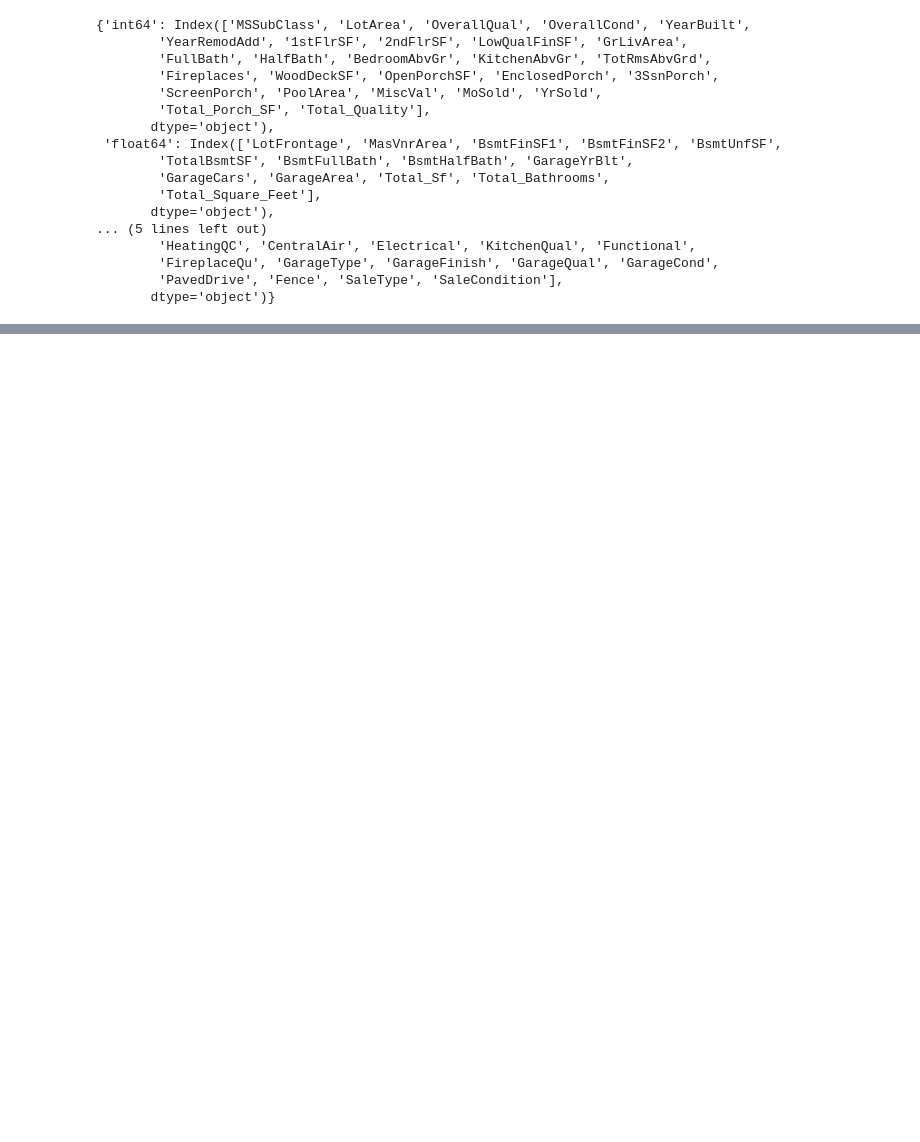
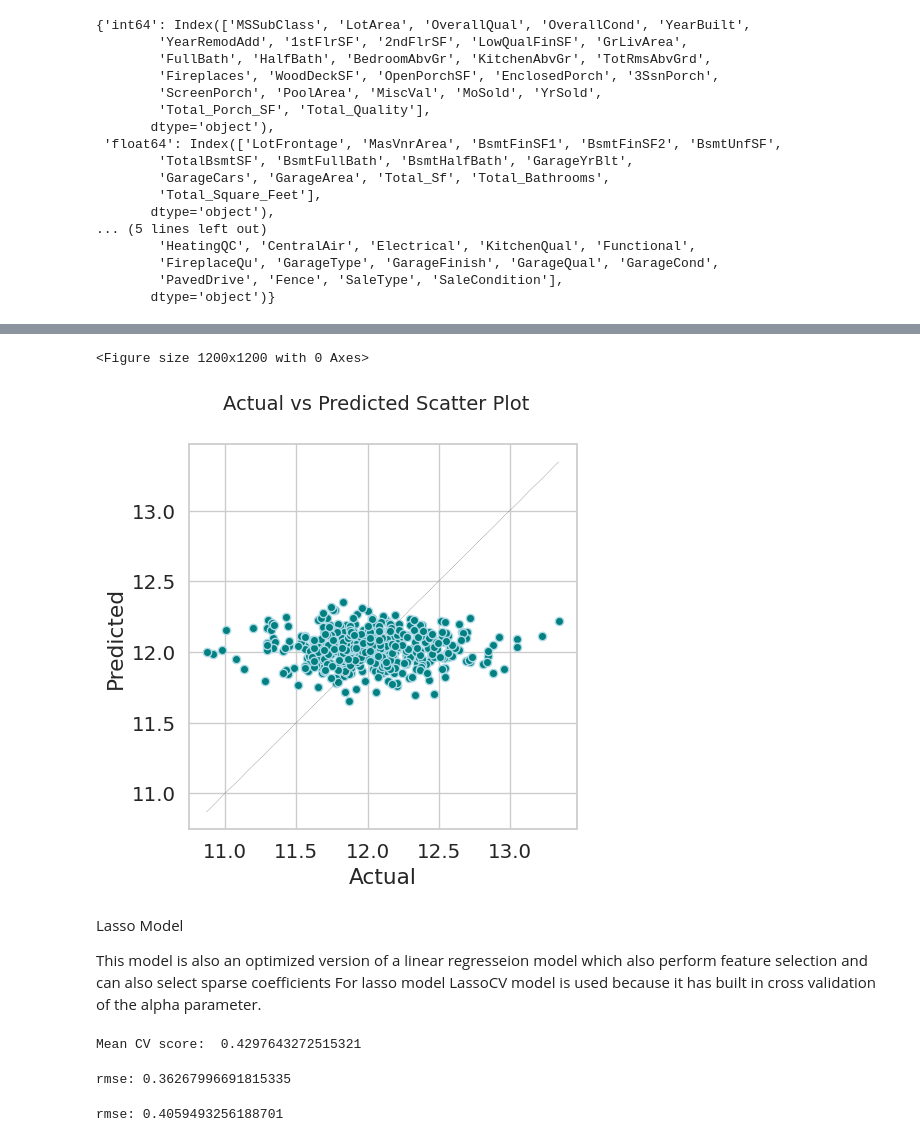
Before and after one commit to HamzaWajid1/House_price_prediction_Advanced, a Jupyter notebook: House_Price_predice_using_advanced_regression_techniques.ipynb, the cells around one changed output, grey strips where cells are left out. Drawn from its saved outputs; the diff is of its cells as text; code cells hidden in the pictures; blank space fills up the shorter version.

```diff
--- a/House_Price_predice_using_advanced_regression_techniques.ipynb
+++ b/House_Price_predice_using_advanced_regression_techniques.ipynb
@@ -568,0 +889,10 @@ g2 = df_test.columns.to_series().groupby(df_test.dtypes).groups
+# %%
+comp_ac_vs_pred(Y_val,y2_pred_v)
+# %% [output]
+<Figure size 1200x1200 with 0 Axes>
+[figure, added]
+# %% [markdown]
+Lasso Model
+
+This model is also an optimized version of a linear regresseion model which also perform feature selection and can also select sparse coefficients
+For lasso model LassoCV model is used because it has built in cross validation of the alpha parameter.
@@ -568,0 +903,21 @@ g2 = df_test.columns.to_series().groupby(df_test.dtypes).groups
+# %%
+cross_validation(lasso)
+# %% [output]
+Mean CV score:  0.4297643272515321
+# %%
+#fit
+model_lasso = lasso.fit(X_train, Y_train)
+
+#predict value of quality on the training set
+y3_pred = lasso.predict(X_train)
+
+#caculate root mean square error
+rmse(y3_pred,Y_train)
+# %% [output]
+rmse: 0.36267996691815335
+# %%
+y3_pred_v=lasso.predict(X_val)
+
+rmse(y3_pred_v,Y_val)
+# %% [output]
+rmse: 0.4059493256188701
```
Also changed, not shown: parts of 104 cells of this notebook.
